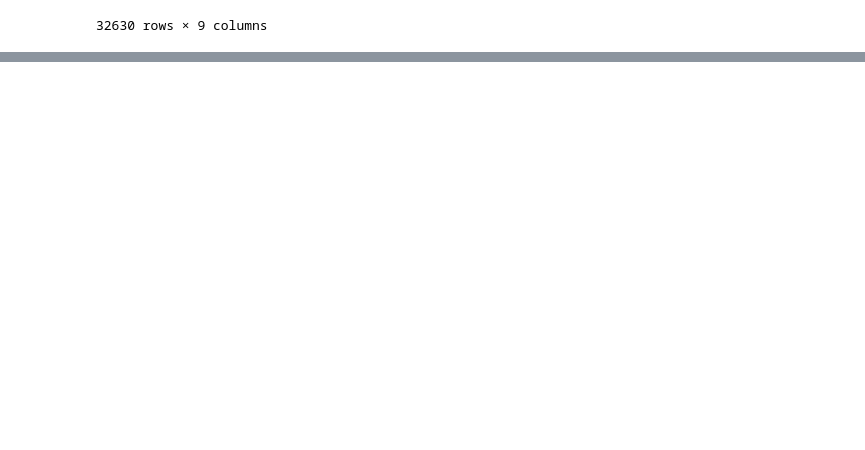
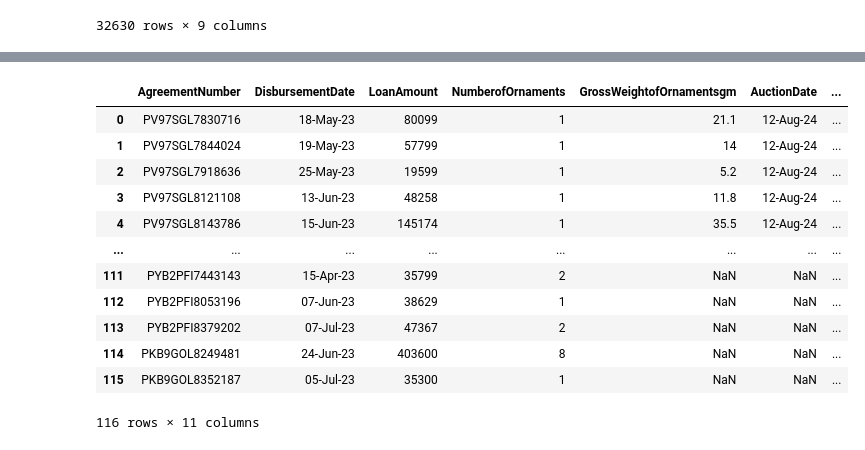
Before and after one commit to sachin27b/gold_auction, a Jupyter notebook: Notebook/data.ipynb, the cells around one changed output, grey strips where cells are left out. Cells and saved outputs as stored; diff of their text form; code cells hidden in the pictures; blank space fills up the shorter version.

```diff
--- a/Notebook/data.ipynb
+++ b/Notebook/data.ipynb
@@ -52,0 +270,16 @@ df
+# %%
+tables_df
+# %% [output]
+|  | AgreementNumber | DisbursementDate | LoanAmount | NumberofOrnaments | GrossWeightofOrnamentsgm | AuctionDate | ... |
+| 0 | PV97SGL7830716 | 18-May-23 | 80099 | 1 | 21.1 | 12-Aug-24 | ... |
+| 1 | PV97SGL7844024 | 19-May-23 | 57799 | 1 | 14 | 12-Aug-24 | ... |
+| 2 | PV97SGL7918636 | 25-May-23 | 19599 | 1 | 5.2 | 12-Aug-24 | ... |
+| 3 | PV97SGL8121108 | 13-Jun-23 | 48258 | 1 | 11.8 | 12-Aug-24 | ... |
+| 4 | PV97SGL8143786 | 15-Jun-23 | 145174 | 1 | 35.5 | 12-Aug-24 | ... |
+| ... | ... | ... | ... | ... | ... | ... | ... |
+| 111 | PYB2PFI7443143 | 15-Apr-23 | 35799 | 2 | NaN | NaN | ... |
+| 112 | PYB2PFI8053196 | 07-Jun-23 | 38629 | 1 | NaN | NaN | ... |
+| 113 | PYB2PFI8379202 | 07-Jul-23 | 47367 | 2 | NaN | NaN | ... |
+| 114 | PKB9GOL8249481 | 24-Jun-23 | 403600 | 8 | NaN | NaN | ... |
+| 115 | PKB9GOL8352187 | 05-Jul-23 | 35300 | 1 | NaN | NaN | ... |
+116 rows × 11 columns
```
Also changed, not shown: parts of 15 cells of this notebook, 3 other files.
